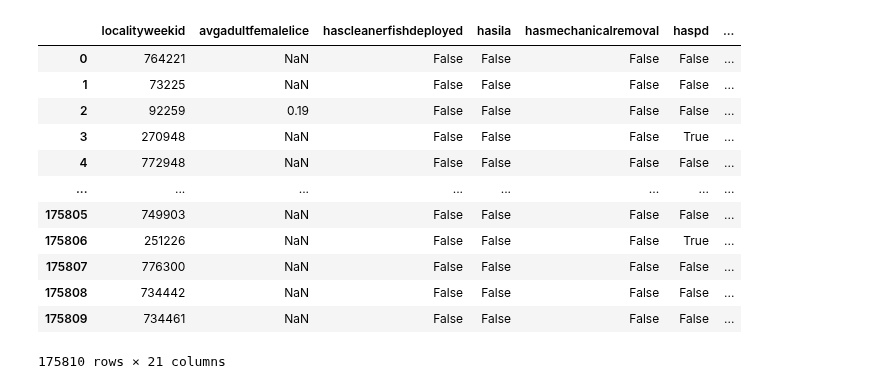
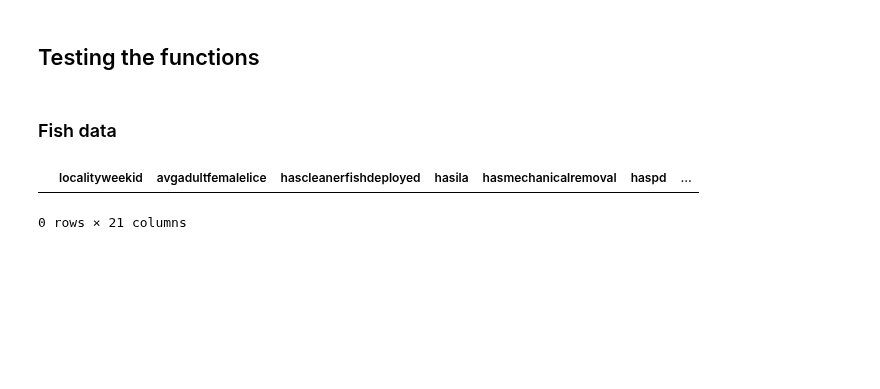
Before and after one commit to erlendrisvik/Compulsories, a Jupyter notebook: CA4/CA4/data_handler_nbook.ipynb, the cells around one changed output. Saved outputs shown, nothing was run; the diff lists cells and outputs as text; code cells hidden in the pictures; blank space fills up the shorter version.

Commit message:
finished data handler notebook

```diff
--- a/CA4/CA4/data_handler_nbook.ipynb
+++ b/CA4/CA4/data_handler_nbook.ipynb
@@ -168,22 +263,19 @@ get_one_year_fish_data(year = 2015, access_token = access_token)
+# %% [markdown]
+## Testing the functions
+# %% [markdown]
+### Fish data
 # %%
+# Start by listing the empty table
+table_name = 'fish_data_full'
+clean_table(table_name)
+
 (spark.read.format("org.apache.spark.sql.cassandra")
- .options(table="fish_data_full", keyspace="compulsory")
+ .options(table=table_name, keyspace="compulsory")
  .load()
- .createOrReplaceTempView("fish_data_full"))
+ .createOrReplaceTempView(table_name))
 
-fish_data = spark.sql("select * from fish_data_full").toPandas()
-fish_data
+fish_data = spark.sql(f"select * from {table_name}").toPandas()
+fish_data.head()
 # %% [output]
 |  | localityweekid | avgadultfemalelice | hascleanerfishdeployed | hasila | hasmechanicalremoval | haspd | ... |
-| 0 | 764221 | NaN | False | False | False | False | ... |
-| 1 | 73225 | NaN | False | False | False | False | ... |
-| 2 | 92259 | 0.19 | False | False | False | False | ... |
-| 3 | 270948 | NaN | False | False | False | True | ... |
-| 4 | 772948 | NaN | False | False | False | False | ... |
-| ... | ... | ... | ... | ... | ... | ... | ... |
-| 175805 | 749903 | NaN | False | False | False | False | ... |
-| 175806 | 251226 | NaN | False | False | False | True | ... |
-| 175807 | 776300 | NaN | False | False | False | False | ... |
-| 175808 | 734442 | NaN | False | False | False | False | ... |
-| 175809 | 734461 | NaN | False | False | False | False | ... |
-175810 rows × 21 columns
+0 rows × 21 columns
```
Also changed, not shown: parts of 16 cells of this notebook.
